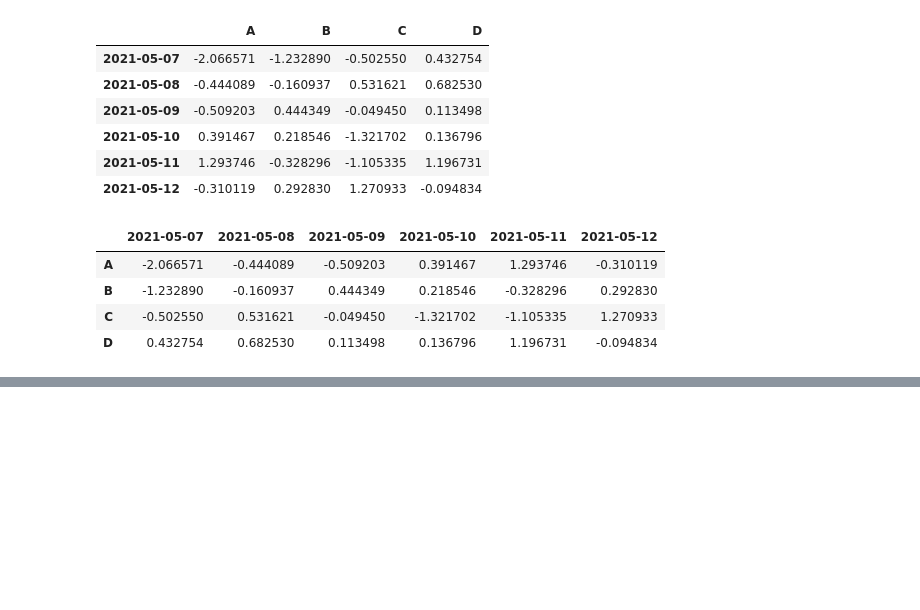
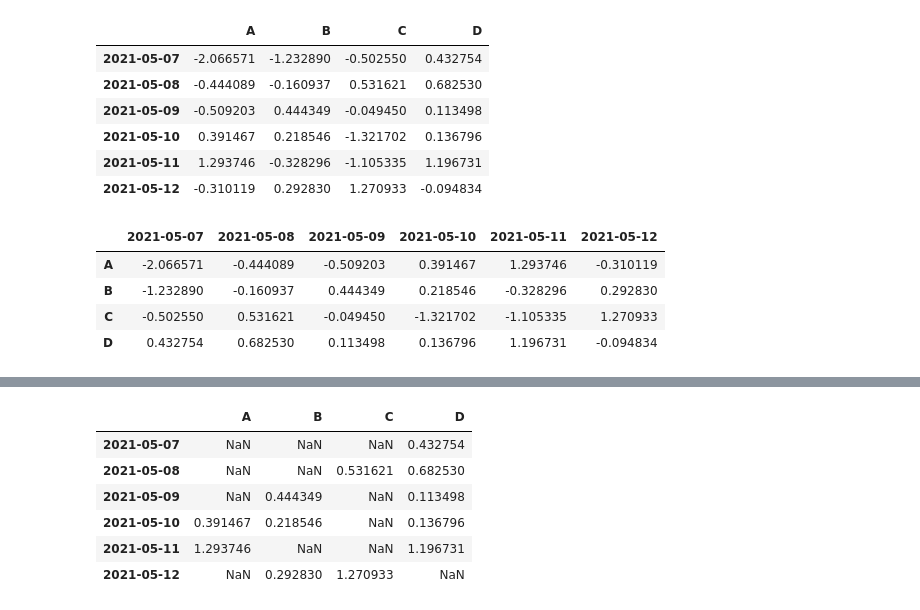
Before and after one commit to bmt1512/bmt-pythone, a Jupyter notebook: 21512_10주차_실습_ipynb의_사본.ipynb, the cells around one changed output, grey strips where cells are left out. Cells and saved outputs as stored; diff of their text form; code cells hidden in the pictures; blank space fills up the shorter version.

```diff
--- a/21512_10주차_실습_ipynb의_사본.ipynb
+++ b/21512_10주차_실습_ipynb의_사본.ipynb
@@ -144,0 +282,10 @@ df.T
+# %%
+df[df > 0]
+# %% [output]
+|  | A | B | C | D |
+| 2021-05-07 | NaN | NaN | NaN | 0.432754 |
+| 2021-05-08 | NaN | NaN | 0.531621 | 0.682530 |
+| 2021-05-09 | NaN | 0.444349 | NaN | 0.113498 |
+| 2021-05-10 | 0.391467 | 0.218546 | NaN | 0.136796 |
+| 2021-05-11 | 1.293746 | NaN | NaN | 1.196731 |
+| 2021-05-12 | NaN | 0.292830 | 1.270933 | NaN |
```
Also changed, not shown: parts of 23 cells of this notebook.
